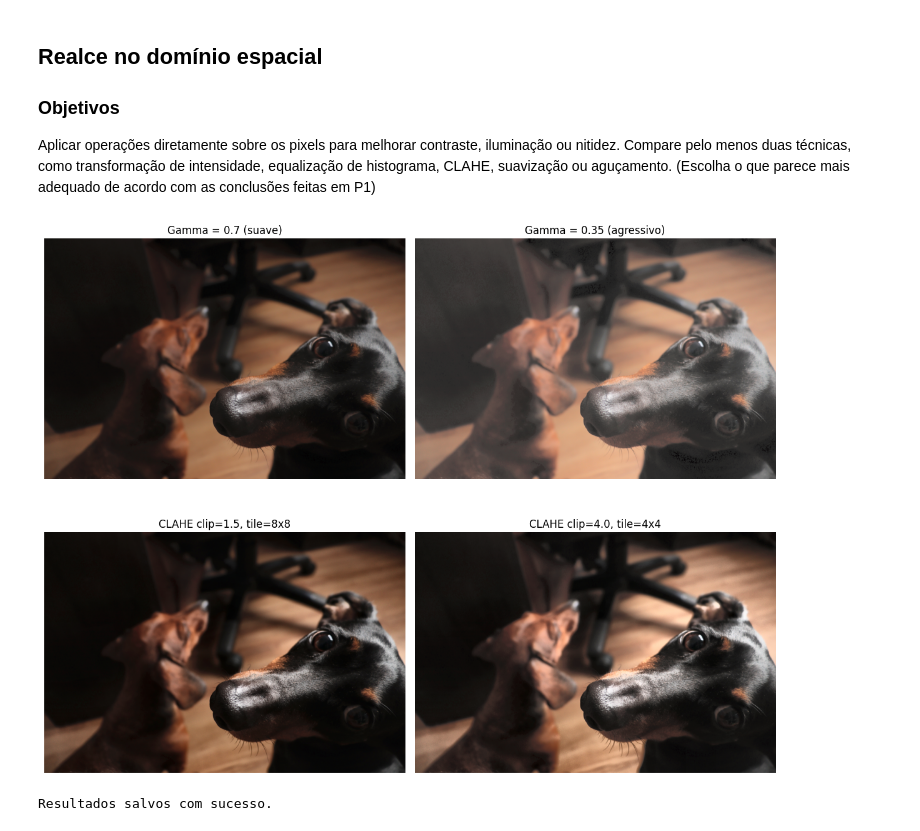
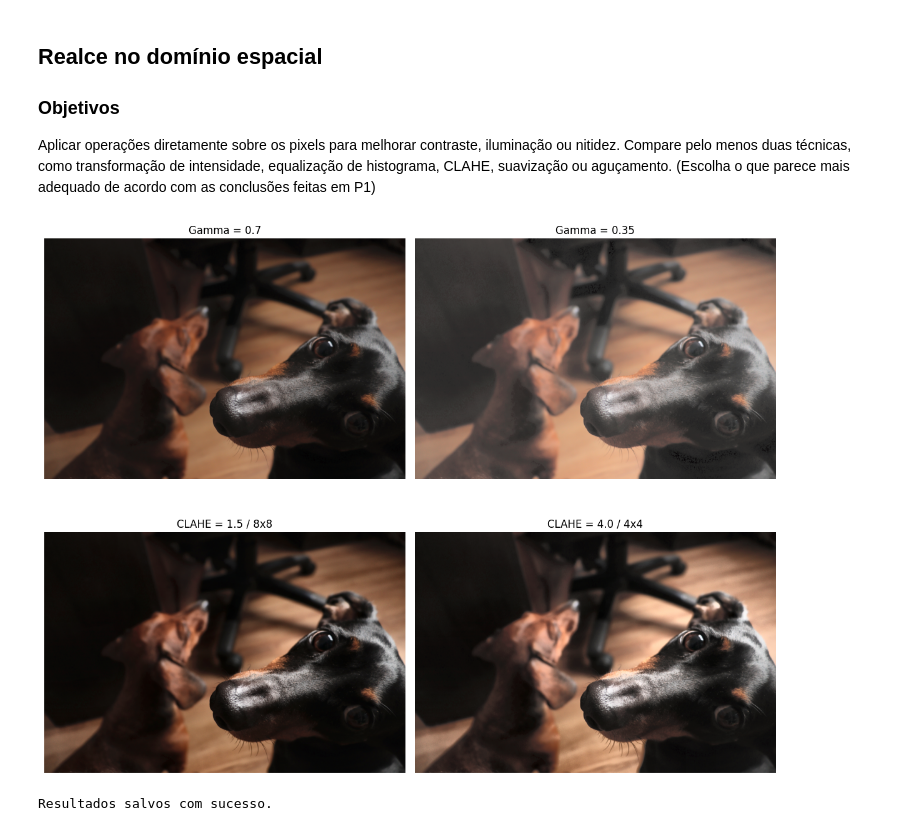
Before and after one commit to LeideMarina18/CRIAR_FOTOGRAFIA_COMPUTACIONAL_2026, a Jupyter notebook: atividade_01.ipynb, the cells around one changed output. Cells and saved outputs as stored; diff of their text form; code cells hidden in the pictures.

```diff
--- a/atividade_01.ipynb
+++ b/atividade_01.ipynb
@@ -136,67 +136,59 @@ Imagem salva em: /content/resultados/p1_output_1.jpg
 ### Objetivos
 Aplicar operações diretamente sobre os pixels para melhorar contraste, iluminação ou nitidez. Compare pelo menos duas técnicas, como transformação de intensidade, equalização de histograma, CLAHE, suavização ou aguçamento. (Escolha o que parece mais adequado de acordo com as conclusões feitas em P1)
 # %%
-# TODO 2.1 — implemente/aplique a primeira técnica de realce (correção gamma)
-def ajustar_gamma(imagem_bgr, gamma):
-    """Aplica correção gamma apenas no canal de luminância, preservando cor."""
-    lab = cv2.cvtColor(imagem_bgr, cv2.COLOR_BGR2LAB)
+# 2.1 — Correção Gamma
+def ajustar_gamma(imagem, gamma):
+    lab = cv2.cvtColor(imagem, cv2.COLOR_BGR2LAB)
     L, a, b = cv2.split(lab)
 
-    L_norm = L / 255.0
-    L_gamma = np.power(L_norm, gamma) * 255.0
-    L_gamma = L_gamma.astype(np.uint8)
+    L = np.uint8(255 * (L / 255) ** gamma)
 
-    lab_ajustado = cv2.merge([L_gamma, a, b])
-    return cv2.cvtColor(lab_ajustado, cv2.COLOR_LAB2BGR)
+    lab = cv2.merge([L, a, b])
+    return cv2.cvtColor(lab, cv2.COLOR_LAB2BGR)
 
-GAMMA = 0.5  # gamma < 1 clareia a imagem (bom para subexposição)
-realce_1 = ajustar_gamma(cv_image, GAMMA)
 
-# TODO 2.2 — implemente/aplique a segunda técnica (CLAHE)
-def aplicar_clahe(imagem_bgr, clip_limit=2.0, tile_grid_size=(8, 8)):
-    """Aplica CLAHE apenas no canal de luminância (LAB), preservando cor."""
-    lab = cv2.cvtColor(imagem_bgr, cv2.COLOR_BGR2LAB)
+realce_1 = ajustar_gamma(cv_image, 0.5)
+
+
+# 2.2 — CLAHE
+def aplicar_clahe(imagem, clip_limit=2.0, grid=(8, 8)):
+    lab = cv2.cvtColor(imagem, cv2.COLOR_BGR2LAB)
     L, a, b = cv2.split(lab)
 
-    clahe = cv2.createCLAHE(clipLimit=clip_limit, tileGridSize=tile_grid_size)
-    L_clahe = clahe.apply(L)
+    clahe = cv2.createCLAHE(clipLimit=clip_limit, tileGridSize=grid)
+    L = clahe.apply(L)
 
-    lab_ajustado = cv2.merge([L_clahe, a, b])
-    return cv2.cvtColor(lab_ajustado, cv2.COLOR_LAB2BGR)
-
-CLIP_LIMIT = 3.0
-TILE_GRID = (8, 8)
-realce_2 = aplicar_clahe(cv_image, CLIP_LIMIT, TILE_GRID)
+    lab = cv2.merge([L, a, b])
+    return cv2.cvtColor(lab, cv2.COLOR_LAB2BGR)
 
 
-# TODO 2.3 — teste dois conjuntos de parâmetros de acordo com a técnica escolhida
-# Gamma: um valor mais suave e um mais agressivo
-gamma_suave = ajustar_gamma(cv_image, gamma=0.7)
-gamma_agressivo = ajustar_gamma(cv_image, gamma=0.35)
+realce_2 = aplicar_clahe(cv_image, 3.0, (8, 8))
 
-# CLAHE: clip limit baixo (mais conservador) vs alto (mais agressivo)
-clahe_conservador = aplicar_clahe(cv_image, clip_limit=1.5, tile_grid_size=(8, 8))
-clahe_agressivo = aplicar_clahe(cv_image, clip_limit=4.0, tile_grid_size=(4, 4))
+
+# 2.3 — Comparação de parâmetros
+resultados = [
+    (ajustar_gamma(cv_image, 0.7), "Gamma = 0.7"),
+    (ajustar_gamma(cv_image, 0.35), "Gamma = 0.35"),
+    (aplicar_clahe(cv_image, 1.5, (8, 8)), "CLAHE = 1.5 / 8x8"),
+    (aplicar_clahe(cv_image, 4.0, (4, 4)), "CLAHE = 4.0 / 4x4")
+]
 
 fig, axes = plt.subplots(2, 2, figsize=(12, 10))
-titulos_imagens = [
-    (gamma_suave, 'Gamma = 0.7 (suave)'),
-    (gamma_agressivo, 'Gamma = 0.35 (agressivo)'),
-    (clahe_conservador, 'CLAHE clip=1.5, tile=8x8'),
-    (clahe_agressivo, 'CLAHE clip=4.0, tile=4x4'),
-]
-for ax, (img, titulo) in zip(axes.ravel(), titulos_imagens):
+
+for ax, (img, titulo) in zip(axes.ravel(), resultados):
     ax.imshow(cv2.cvtColor(img, cv2.COLOR_BGR2RGB))
     ax.set_title(titulo)
-    ax.axis('off')
+    ax.axis("off")
+
 plt.tight_layout()
 plt.show()
 
 
-# TODO 2.4 — salve os resultados em OUT_FOLDER
-cv2.imwrite(str(OUT_FOLDER / 'p2_output_1.jpg'), realce_1)
-cv2.imwrite(str(OUT_FOLDER / 'p2_output_2.jpg'), realce_2)
+# 2.4 — Salvar resultados
+cv2.imwrite(str(OUT_FOLDER / "p2_output_1.jpg"), realce_1)
+cv2.imwrite(str(OUT_FOLDER / "p2_output_2.jpg"), realce_2)
+
 print("Resultados salvos com sucesso.")
 # %% [output]
-[figure, old version]
+[figure, new version]
 Resultados salvos com sucesso.
```
Also changed, not shown: parts of 4 cells of this notebook.
